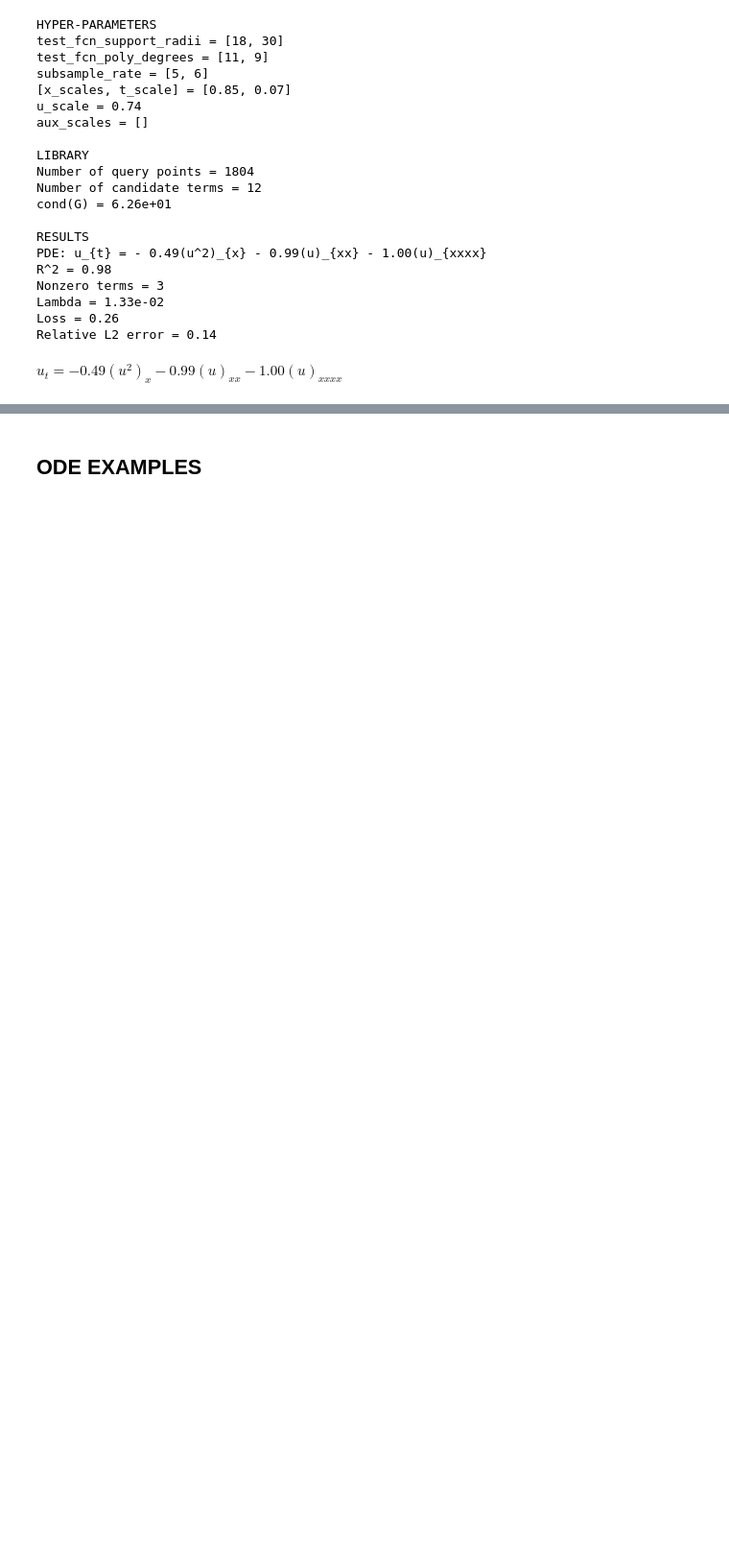
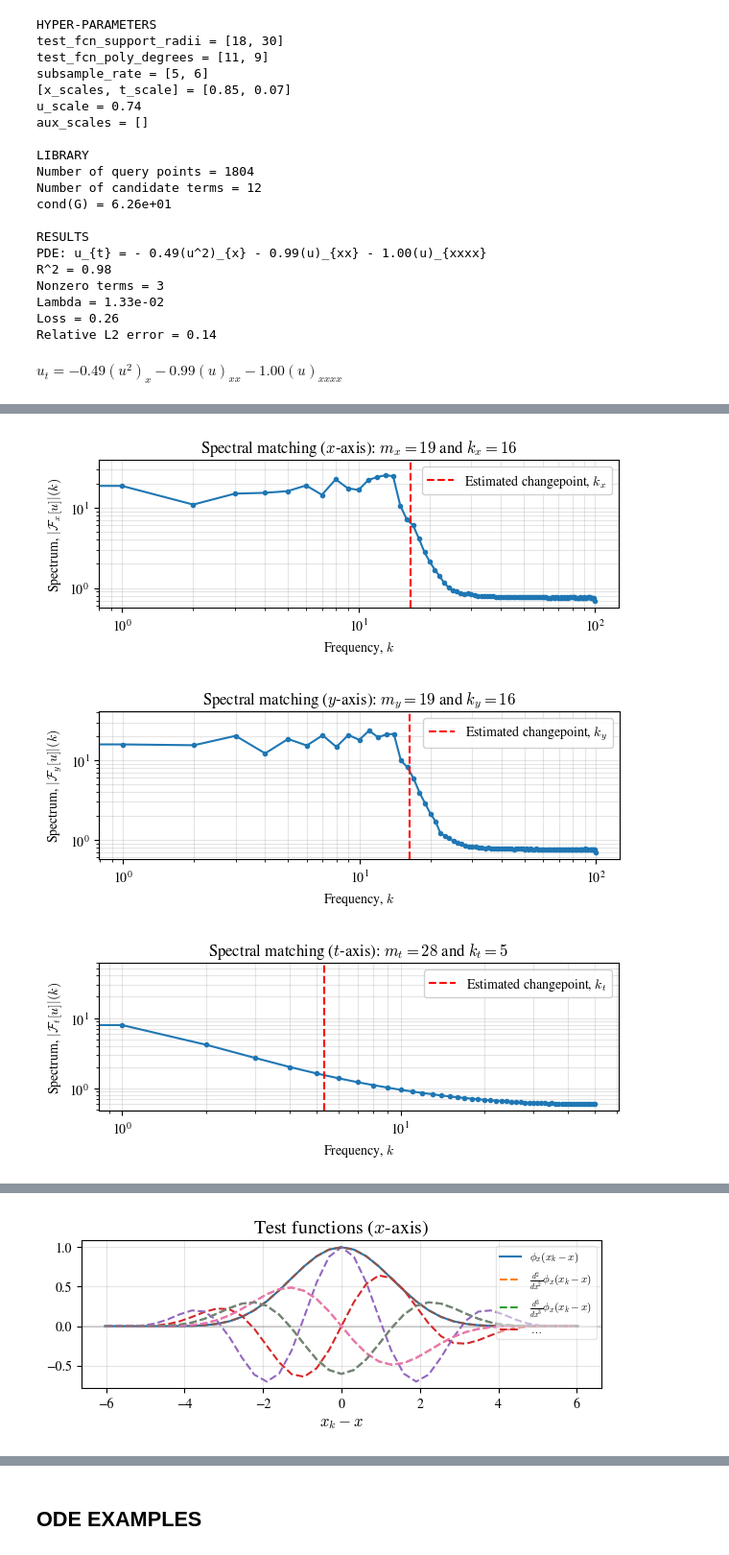
Before and after one commit to SethMinor/PyWSINDy-for-PDEs, a Jupyter notebook: dev/wsindy_dev.ipynb, the cells around one changed output, grey strips where cells are left out. Shown at 96% size. Cells and saved outputs as stored; diff of their text form; code cells hidden in the pictures; blank space fills up the shorter version.

```diff
--- a/dev/wsindy_dev.ipynb
+++ b/dev/wsindy_dev.ipynb
@@ -214,0 +289,29 @@ $\displaystyle u_{t} = - 0.49(u^2)_{x} - 0.99(u)_{xx} - 1.00(u)_{xxxx}$
+# %%
+# Space-time grid
+grid = [x,y,t]
+
+# Derivative operators to include in library
+derivatives = [[0,0,1], # d/dt
+               [0,0,0], # identity
+               [1,0,0], # d/dx
+               [2,0,0], # d^2/dx^2
+               [3,0,0], # d^3/dx^3
+               [4,0,0], # d^4/dx^4
+               [0,1,0], # d/dy
+               [0,2,0], # d^2/dy^2
+               [0,3,0], # d^3/dy^3
+               [0,4,0], # d^4/dy^4
+               [1,1,0], # d^2/dxdy
+               [2,2,0]] # d^4/dx^2dy^2
+
+# Candidate monomial terms to include in library
+monomials = [[0], # constant
+             [1], # u^1
+             [2], # u^2
+             [3]] # u^3
+
+model = WSINDy(U, derivatives, monomials, grid, equation_type='pde')
+# %% [output]
+[figure, added]
+[figure, added]
+[figure, added]
@@ -214,0 +319 @@ $\displaystyle u_{t} = - 0.49(u^2)_{x} - 0.99(u)_{xx} - 1.00(u)_{xxxx}$
+[figure, added]
```
Also changed, not shown: parts of 26 cells of this notebook, 11 other files.
